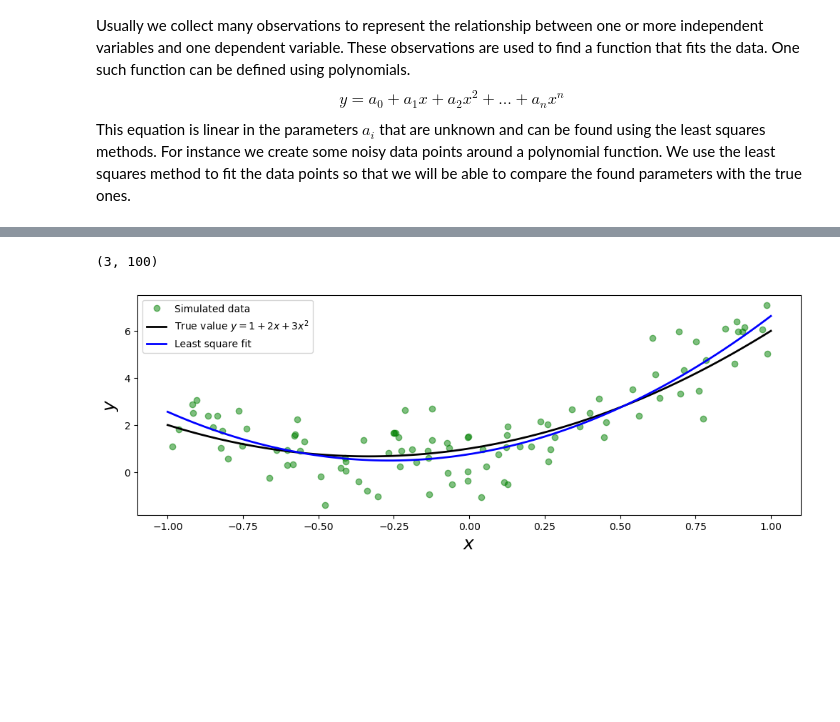
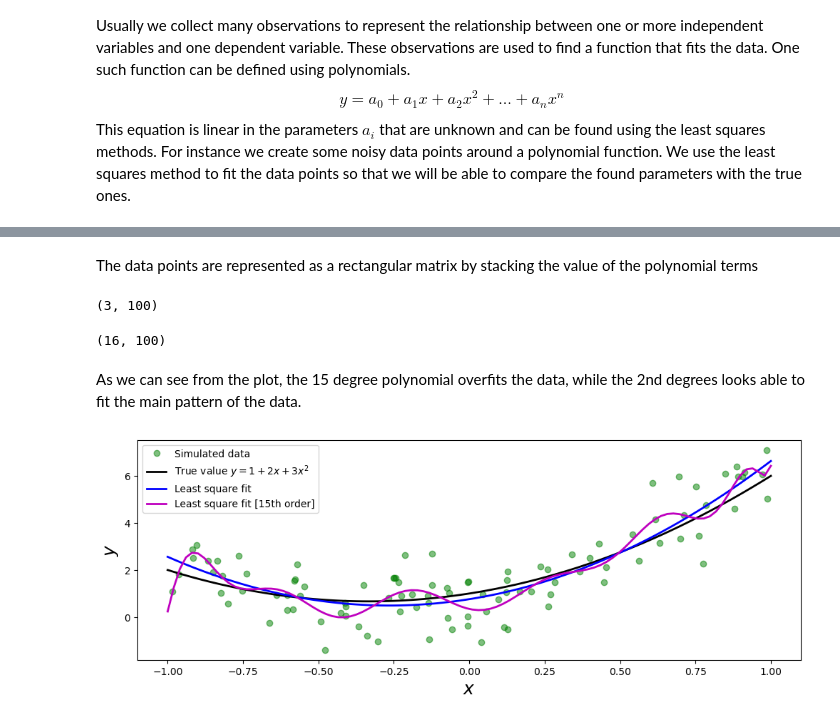
Before and after one commit to luigiselmi/numethods, a Jupyter notebook: johansson/equation_solving.ipynb, the cells around one changed output, grey strips where cells are left out. Saved outputs shown, nothing was run; the diff lists cells and outputs as text; code cells hidden in the pictures; blank space fills up the shorter version.

```diff
--- a/johansson/equation_solving.ipynb
+++ b/johansson/equation_solving.ipynb
@@ -114,18 +115,30 @@ With this approach we can use the lstq() method of the SciPy linear algebra modu
 # fit the data to the model using linear least square
 A = np.vstack([X**0, X**1, X**2])  # see np.vander for alternative
 sol, r, rank, sv = la.lstsq(A.T, Y)
-y_fit = sol[0] + sol[1] * x + sol[2] * x**2
+y_fit2 = sol[0] + sol[1] * x + sol[2] * x**2
+# %% [markdown]
+The data points are represented as a rectangular matrix by stacking the value of the polynomial terms
 # %%
 A.shape
 # %% [output]
 (3, 100)
+# %%
+A = np.vstack([X**n for n in range(16)])
+sol, r, rank, sv = la.lstsq(A.T, Y)
+y_fit15 = sum([s * x**n for n, s in enumerate(sol)])
+A.shape
+# %% [output]
+(16, 100)
+# %% [markdown]
+As we can see from the plot, the 15 degree polynomial overfits the data, while the 2nd degrees looks able to fit the main pattern of the data.
 # %%
 fig, ax = plt.subplots(figsize=(12, 4))
 ax.plot(X, Y, 'go', alpha=0.5, label='Simulated data')
 ax.plot(x, y_exact, 'k', lw=2, label='True value $y = 1 + 2x + 3x^2$')
-ax.plot(x, y_fit, 'b', lw=2, label='Least square fit')
+ax.plot(x, y_fit2, 'b', lw=2, label='Least square fit')
+ax.plot(x, y_fit15, 'm', lw=2, label='Least square fit [15th order]')
 ax.set_xlabel(r"$x$", fontsize=18)
 ax.set_ylabel(r"$y$", fontsize=18)
 ax.legend(loc=2);
 # %% [output]
-[figure, old version]
+[figure, new version]
```
Also changed, not shown: parts of 8 cells of this notebook.
